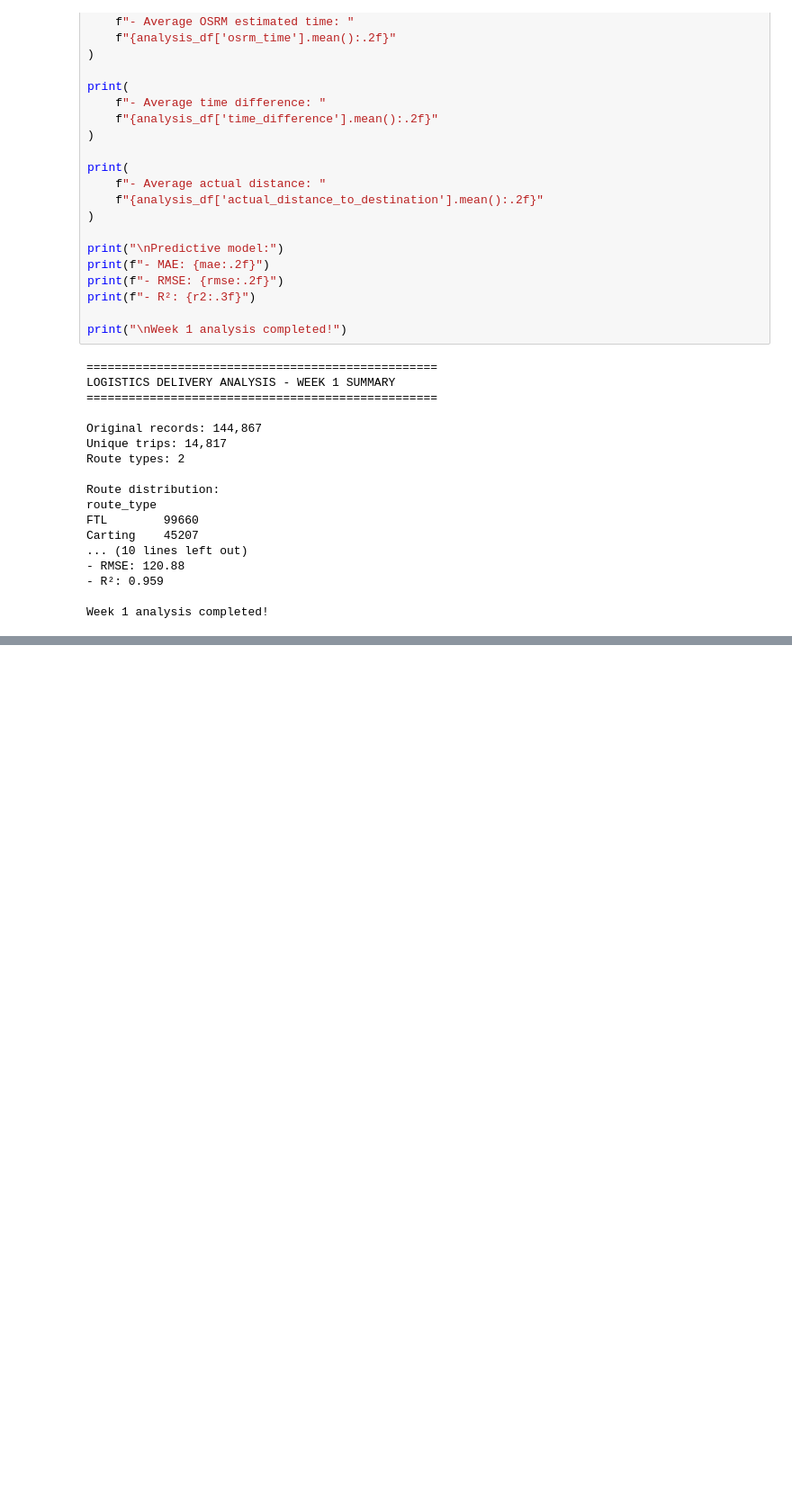
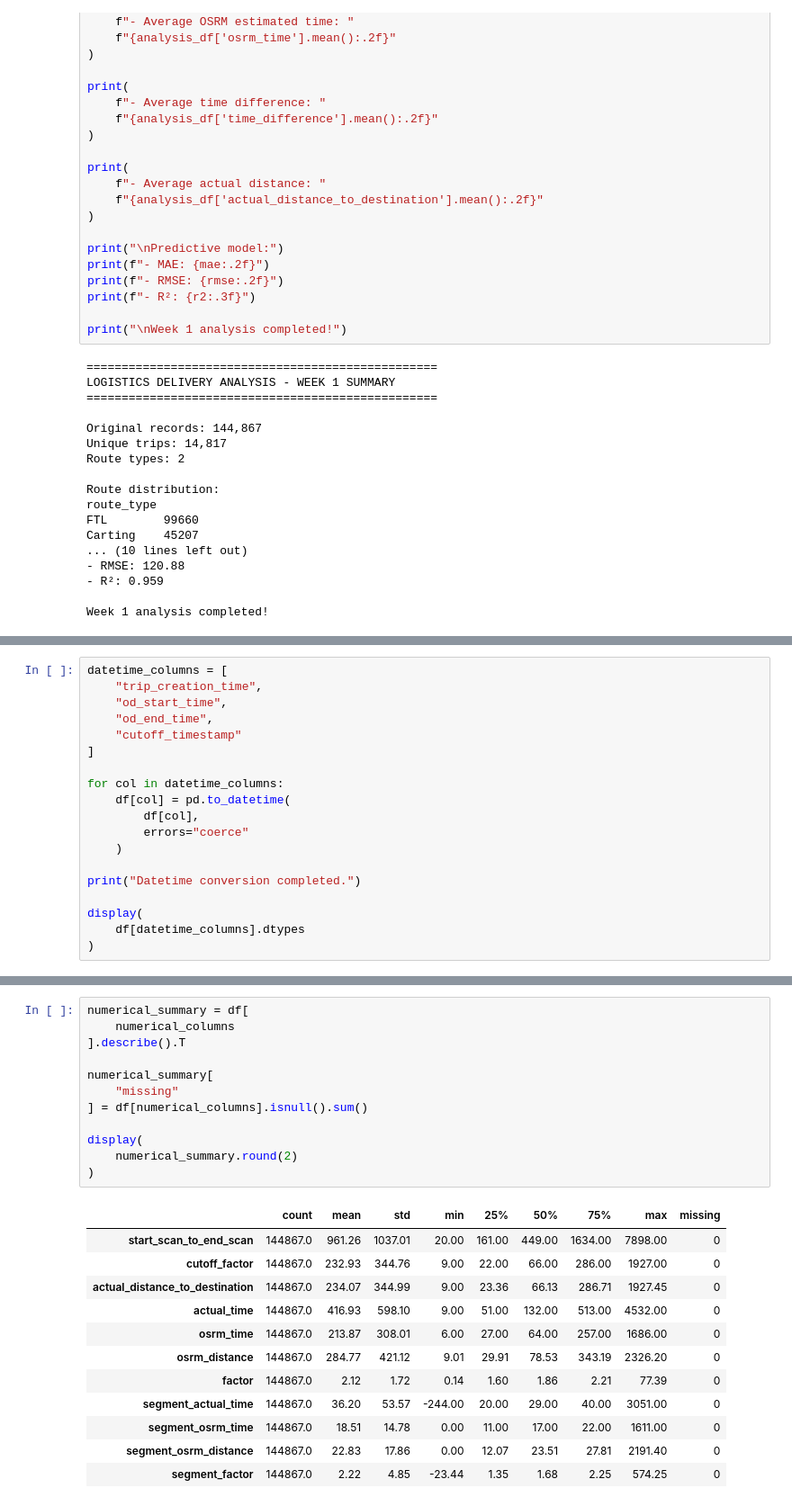
Before and after one commit to madupusanjana/logistics-data-analysis-internship, a Jupyter notebook: week_1_logistics_analysis.ipynb, the cells around one changed output, grey strips where cells are left out. Shown at 90% size. Cells and saved outputs as stored; diff of their text form; blank space fills up the shorter version.

```diff
--- a/week_1_logistics_analysis.ipynb
+++ b/week_1_logistics_analysis.ipynb
@@ -1179,0 +1394,19 @@ Week 1 analysis completed!
+# %%
+datetime_columns = [
+    "trip_creation_time",
+    "od_start_time",
+    "od_end_time",
+    "cutoff_timestamp"
+]
+
+for col in datetime_columns:
+    df[col] = pd.to_datetime(
+        df[col],
+        errors="coerce"
+    )
+
+print("Datetime conversion completed.")
+
+display(
+    df[datetime_columns].dtypes
+)
@@ -1179,0 +1446,25 @@ Week 1 analysis completed!
+# %%
+numerical_summary = df[
+    numerical_columns
+].describe().T
+
+numerical_summary[
+    "missing"
+] = df[numerical_columns].isnull().sum()
+
+display(
+    numerical_summary.round(2)
+)
+# %% [output]
+|  | count | mean | std | min | 25% | 50% | 75% | max | missing |
+| start_scan_to_end_scan | 144867.0 | 961.26 | 1037.01 | 20.00 | 161.00 | 449.00 | 1634.00 | 7898.00 | 0 |
+| cutoff_factor | 144867.0 | 232.93 | 344.76 | 9.00 | 22.00 | 66.00 | 286.00 | 1927.00 | 0 |
+| actual_distance_to_destination | 144867.0 | 234.07 | 344.99 | 9.00 | 23.36 | 66.13 | 286.71 | 1927.45 | 0 |
+| actual_time | 144867.0 | 416.93 | 598.10 | 9.00 | 51.00 | 132.00 | 513.00 | 4532.00 | 0 |
+| osrm_time | 144867.0 | 213.87 | 308.01 | 6.00 | 27.00 | 64.00 | 257.00 | 1686.00 | 0 |
+| osrm_distance | 144867.0 | 284.77 | 421.12 | 9.01 | 29.91 | 78.53 | 343.19 | 2326.20 | 0 |
+| factor | 144867.0 | 2.12 | 1.72 | 0.14 | 1.60 | 1.86 | 2.21 | 77.39 | 0 |
+| segment_actual_time | 144867.0 | 36.20 | 53.57 | -244.00 | 20.00 | 29.00 | 40.00 | 3051.00 | 0 |
+| segment_osrm_time | 144867.0 | 18.51 | 14.78 | 0.00 | 11.00 | 17.00 | 22.00 | 1611.00 | 0 |
+| segment_osrm_distance | 144867.0 | 22.83 | 17.86 | 0.00 | 12.07 | 23.51 | 27.81 | 2191.40 | 0 |
+| segment_factor | 144867.0 | 2.22 | 4.85 | -23.44 | 1.35 | 1.68 | 2.25 | 574.25 | 0 |
```
Also changed, not shown: parts of 28 cells of this notebook.
